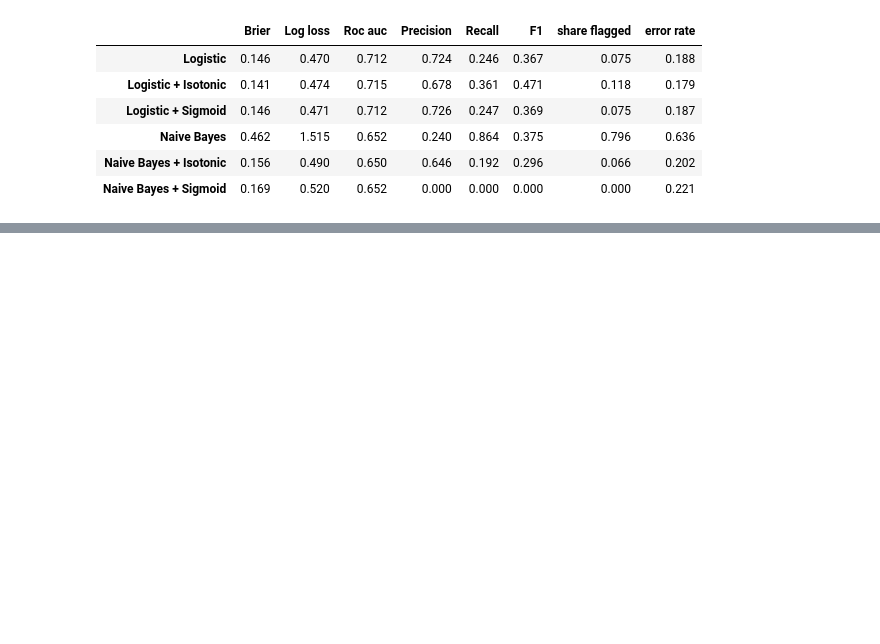
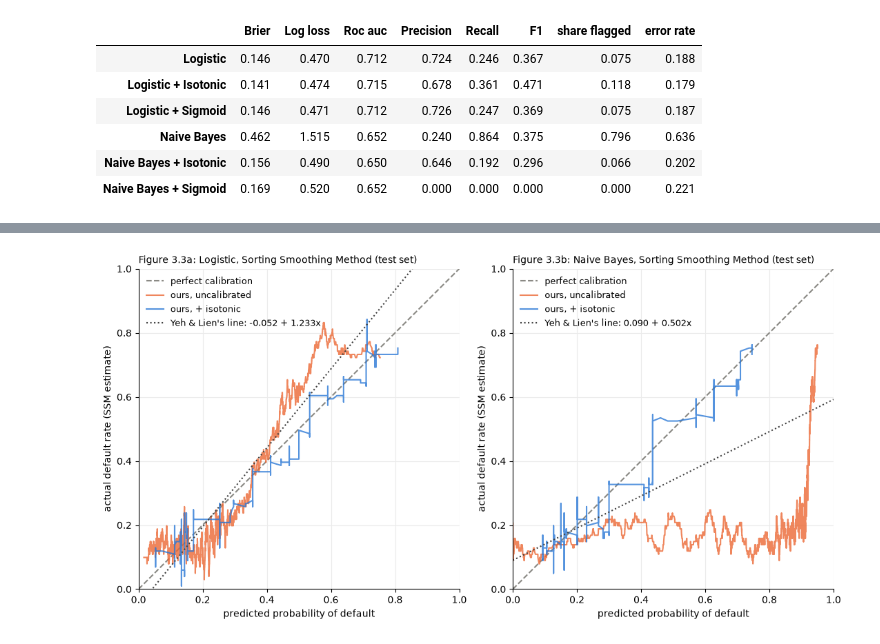
Before and after one commit to Oscar339/dst-sprint0, a Jupyter notebook: report/03-Calibration.ipynb, the cells around one changed output, grey strips where cells are left out. Cells and saved outputs as stored; diff of their text form; code cells hidden in the pictures; blank space fills up the shorter version.

```diff
--- a/report/03-Calibration.ipynb
+++ b/report/03-Calibration.ipynb
@@ -435,0 +359,20 @@ informative one.
+# %%
+# Part A's labels again (Part B replaced y), to get the synthetic data's yardstick.
+_, y_syn = make_classification(
+    n_samples=100_000, n_features=20, n_informative=2, n_redundant=10, random_state=42
+)
+_, y_syn_test = train_test_split(y_syn, test_size=0.99, random_state=42)
+
+def skill(brier, y_ref):
+    """Brier skill: the share of the 'predict the average for everyone' Brier score removed."""
+    return 1 - brier / brier_score_loss(y_ref, np.full(len(y_ref), y_ref.mean()))
+
+# The example builds its column names by deleting "score", leaving stray spaces ("Roc auc ").
+example = score_df.rename(columns=str.strip)
+names = ["Logistic", "Naive Bayes", "Naive Bayes + Isotonic", "Naive Bayes + Sigmoid"]
+pd.DataFrame({
+    "Brier skill, synthetic (A)": skill(example.loc[names, "Brier  loss"], y_syn_test),
+    "Brier skill, Taiwan (B)":    skill(results.loc[names, "Brier"], y_test),
+    "AUC, synthetic (A)":         example.loc[names, "Roc auc"],
+    "AUC, Taiwan (B)":            results.loc[names, "Roc auc"],
+}).round(3)
@@ -435,0 +432,25 @@ informative one.
+# %%
+fig, axes = plt.subplots(1, 2, figsize=(11, 5.5))
+for ax, base in zip(axes, ["Logistic", "Naive Bayes"]):
+    ax.plot([0, 1], [0, 1], color=GREY, linestyle="--", linewidth=1.5, label="perfect calibration")
+    for suffix in ["", " + Isotonic"]:
+        colour, _, label = STYLE[suffix]
+        pred, real = ssm(y_test, p_test[base + suffix])
+        ax.plot(pred, real, color=colour, linewidth=1.5, alpha=0.8, label=f"ours, {label}")
+    # The paper reports only its straight line, so that is all we can draw for it.
+    theirs = paper[f"{base} (Yeh & Lien)"]
+    xs = np.array([0, 1])
+    ax.plot(xs, theirs["intercept A"] + theirs["slope B"] * xs, color="0.25", linewidth=1.5,
+            linestyle=":", label=f"Yeh & Lien's line: {theirs['intercept A']:.3f} + {theirs['slope B']:.3f}x")
+    ax.set_xlim(0, 1); ax.set_ylim(0, 1); ax.set_aspect("equal")
+    ax.set_title(f"Figure 3.3{'ab'[base == 'Naive Bayes']}: {base}, Sorting Smoothing Method (test set)",
+                 loc="left", fontsize=10)
+    ax.set_xlabel("predicted probability of default")
+    ax.set_ylabel("actual default rate (SSM estimate)")
+    ax.legend(frameon=False, loc="upper left", fontsize=9)
+    ax.spines[["top", "right"]].set_visible(False)
+    ax.grid(color="0.92"); ax.set_axisbelow(True)
+plt.tight_layout()
+plt.show()
+# %% [output]
+[figure, added]
```
Also changed, not shown: parts of 20 cells of this notebook, 1 other file.
